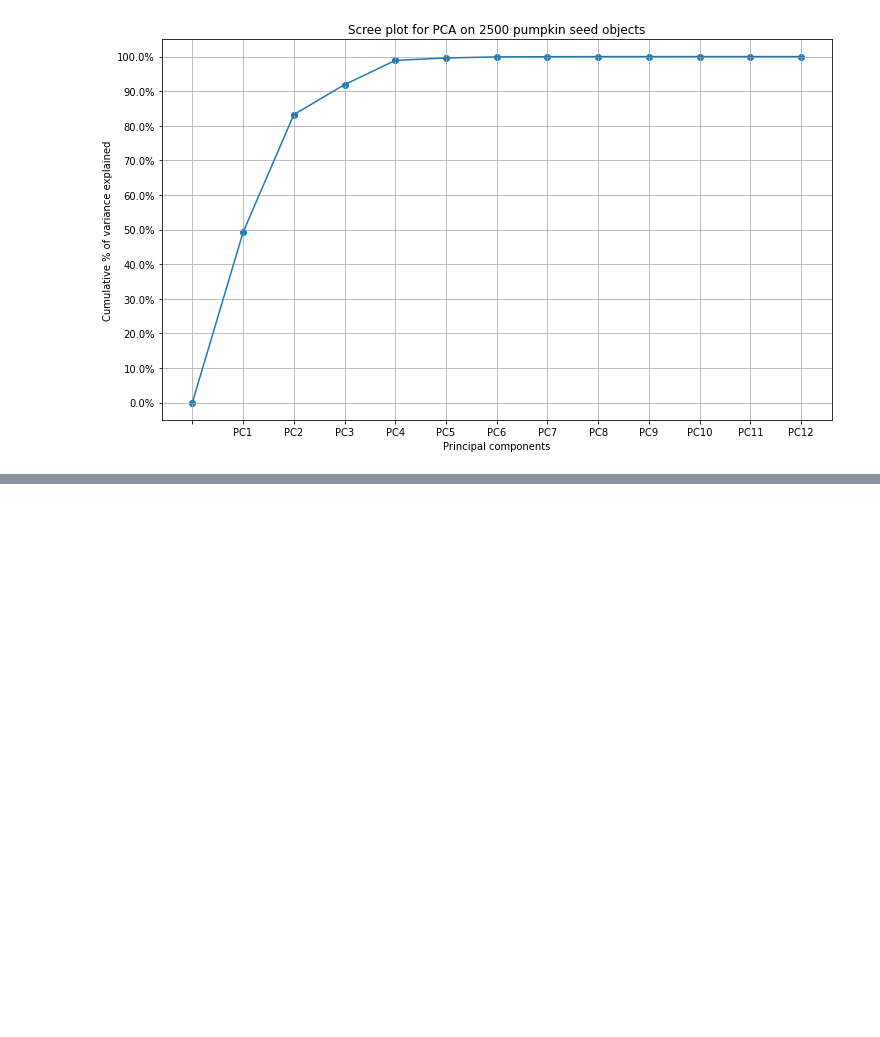
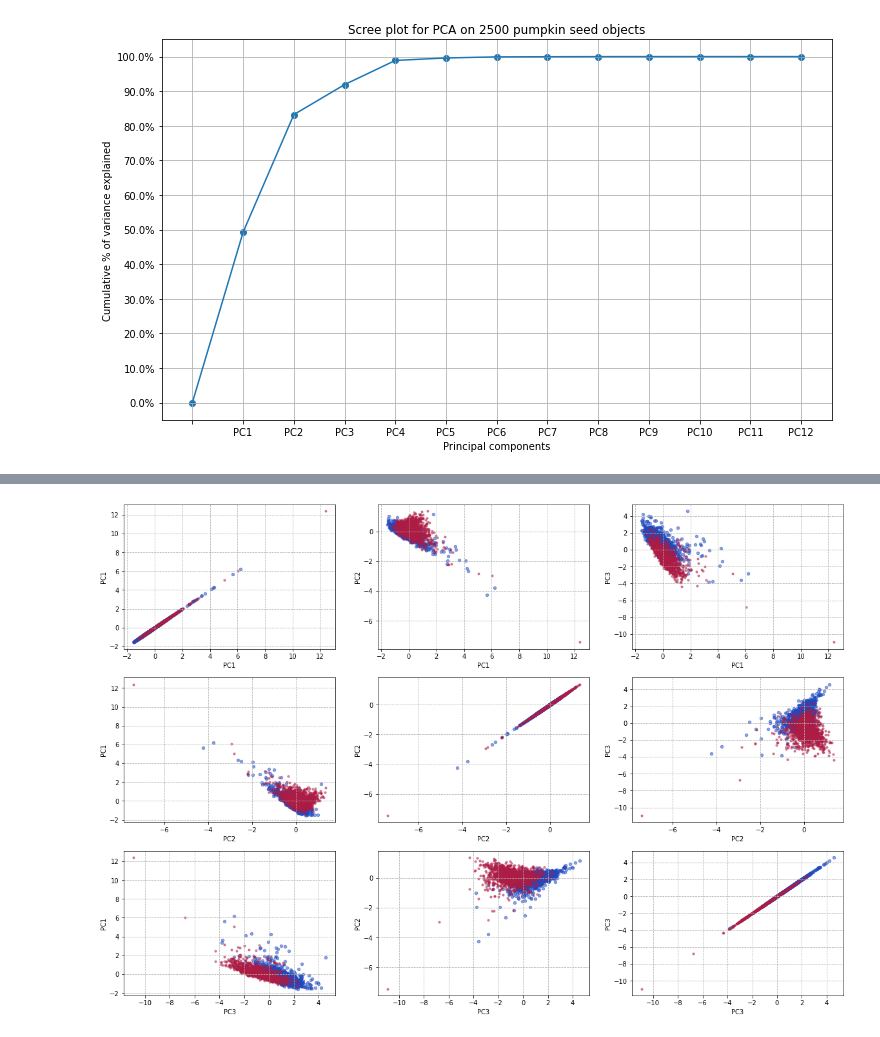
Before and after one commit to Argmaster/tedw, a Jupyter notebook: sprawozdanie3/kw_274276_3.ipynb, the cells around one changed output, grey strips where cells are left out. Drawn from its saved outputs; the diff is of its cells as text; code cells hidden in the pictures; blank space fills up the shorter version.

```diff
--- a/sprawozdanie3/kw_274276_3.ipynb
+++ b/sprawozdanie3/kw_274276_3.ipynb
@@ -51,0 +102,4 @@ fig.set_dpi(100)
+# %%
+session.view_c()
+# %% [output]
+[figure, added]
```
Also changed, not shown: parts of 13 cells of this notebook, 5 other files.
